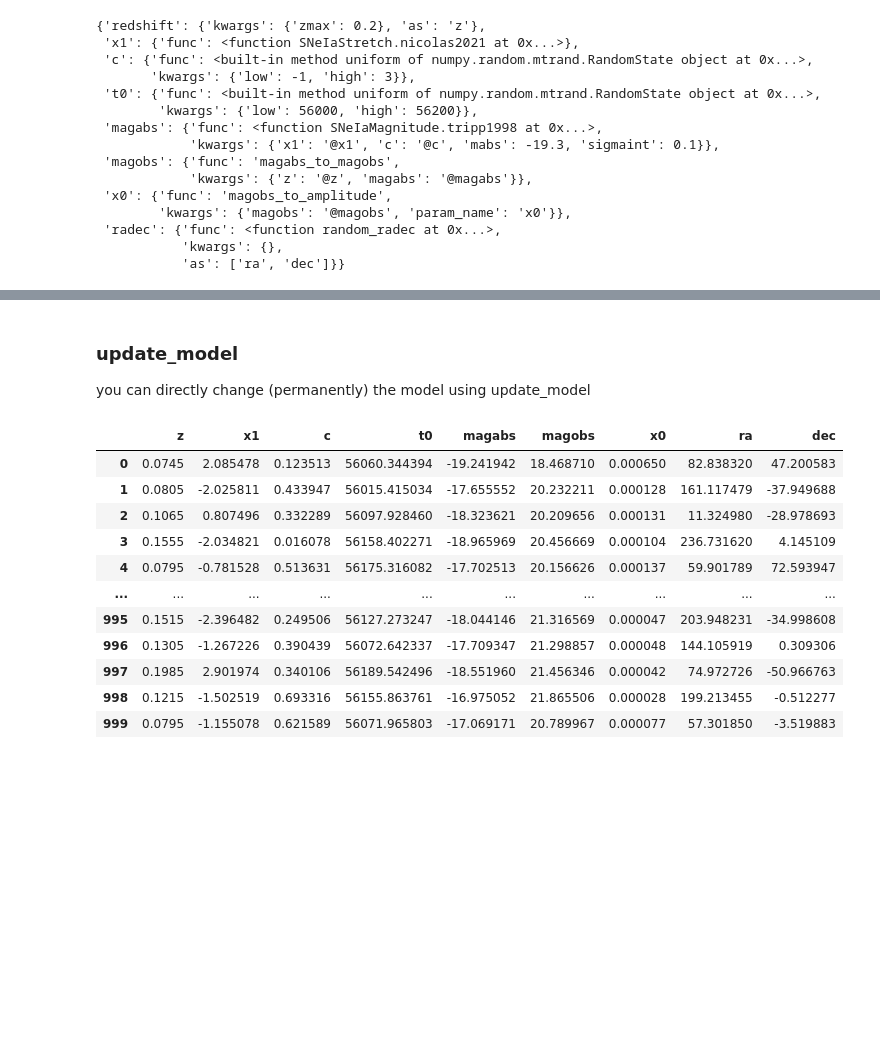
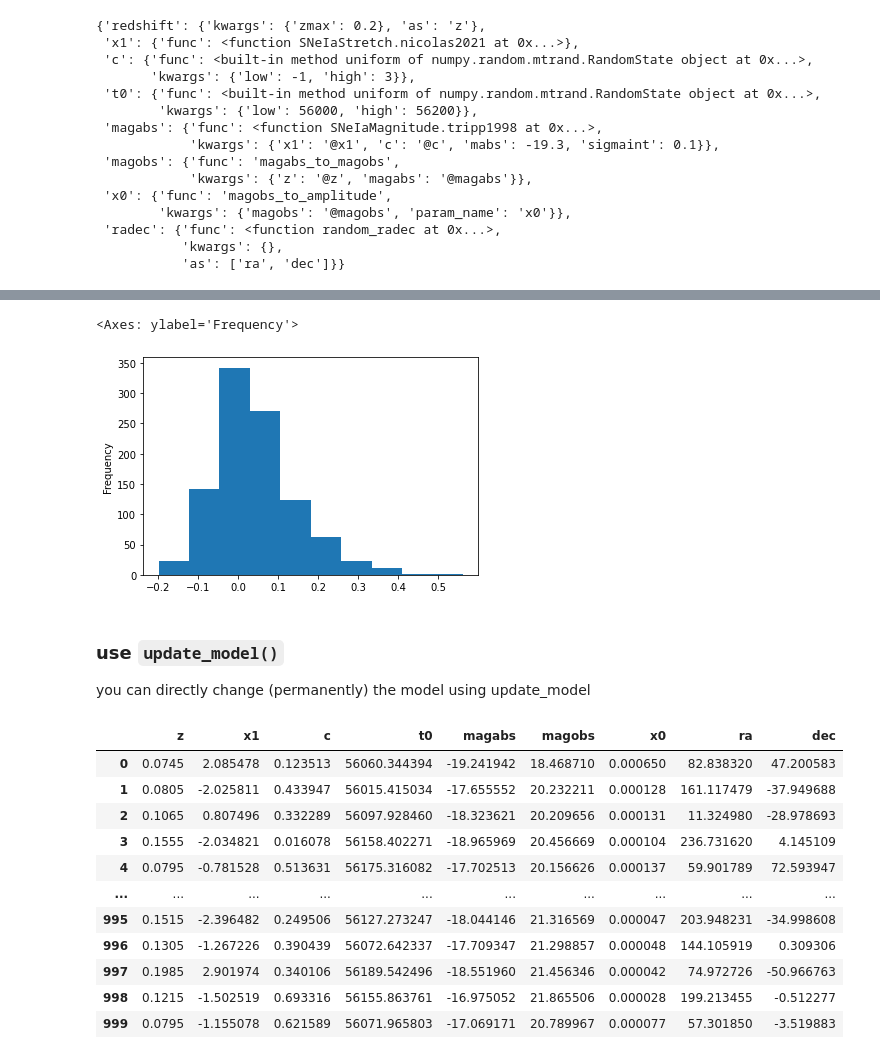
Before and after one commit to MickaelRigault/skysurvey, a Jupyter notebook: docs/howto/change_model_while_draw.ipynb, the cells around one changed output, grey strips where cells are left out. Saved outputs shown, nothing was run; the diff lists cells and outputs as text; code cells hidden in the pictures; blank space fills up the shorter version.

```diff
--- a/docs/howto/change_model_while_draw.ipynb
+++ b/docs/howto/change_model_while_draw.ipynb
@@ -156,5 +154,10 @@ data_x1flat["c"].plot.hist()
+# %%
+data_not_updated["c"].plot.hist()
+# %% [output]
+<Axes: ylabel='Frequency'>
+[figure, added]
 # %% [markdown]
-### update_model
+### use `update_model()`
 
 you can directly change (permanently) the model using update_model
 # %%
```
Also changed, not shown: parts of 24 cells of this notebook.
